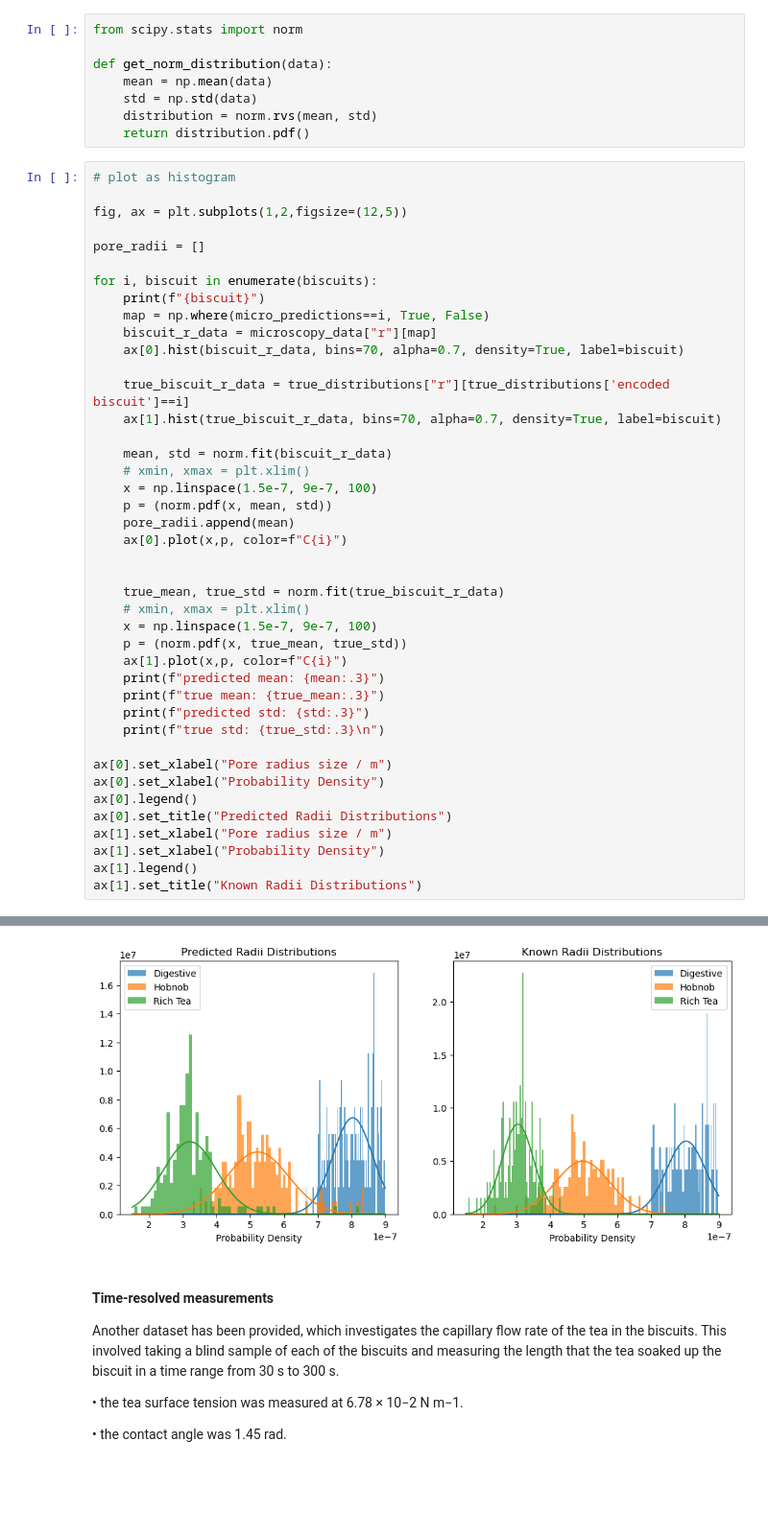
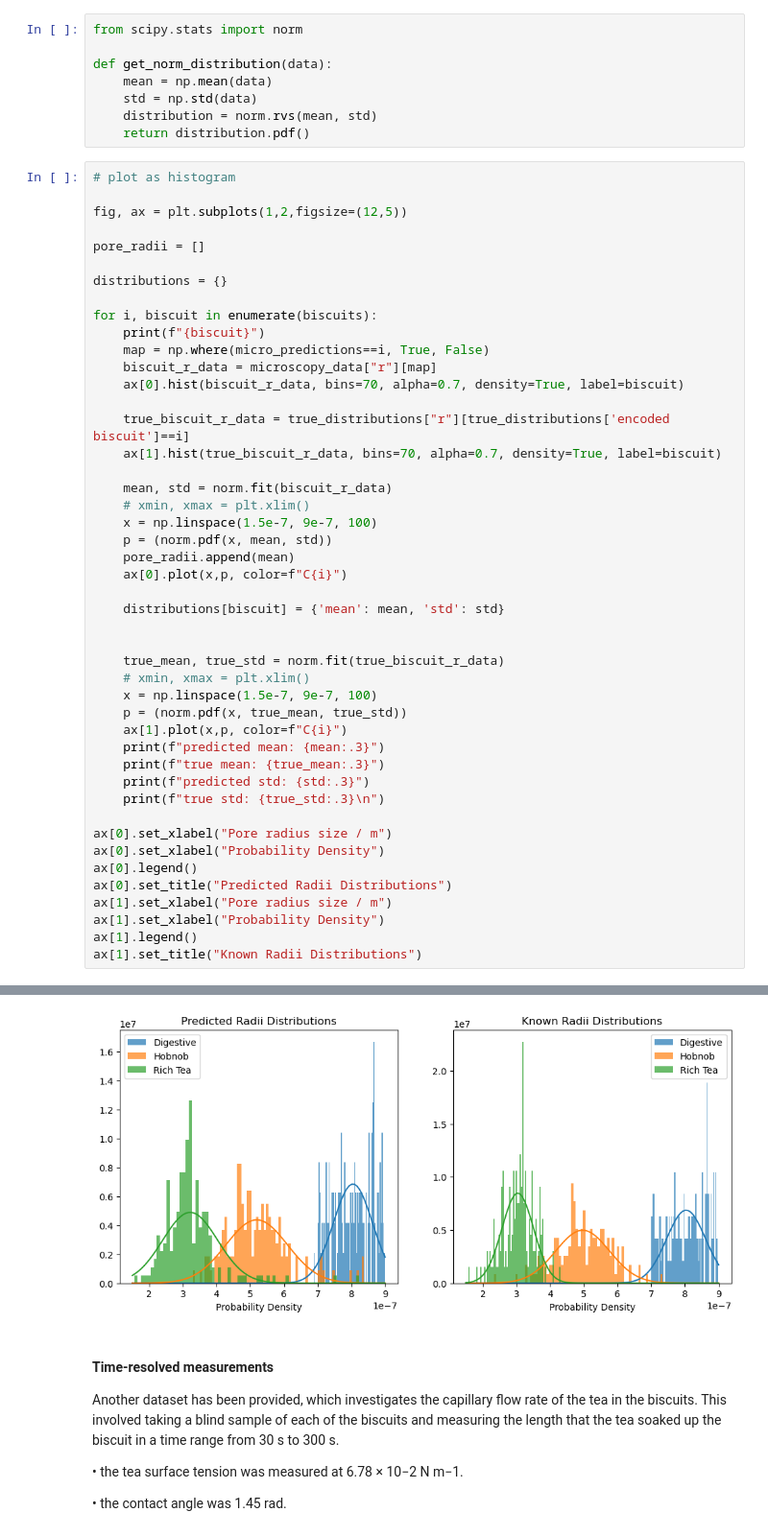
Before and after one commit to M4ffff/ML_biscuit_analysis, a Jupyter notebook: initial.ipynb, the cells around one changed output, grey strips where cells are left out. Shown at 96% size. Saved outputs shown, nothing was run; the diff lists cells and outputs as text; blank space fills up the shorter version.

```diff
--- a/initial.ipynb
+++ b/initial.ipynb
@@ -421,6 +406,8 @@ def get_norm_distribution(data):
 fig, ax = plt.subplots(1,2,figsize=(12,5))
 
 pore_radii = []
+
+distributions = {}
 
 for i, biscuit in enumerate(biscuits):
     print(f"{biscuit}")
@@ -437,6 +424,8 @@ for i, biscuit in enumerate(biscuits):
     p = (norm.pdf(x, mean, std))
     pore_radii.append(mean)
     ax[0].plot(x,p, color=f"C{i}")
+
+    distributions[biscuit] = {'mean': mean, 'std': std}
 
 
     true_mean, true_std = norm.fit(true_biscuit_r_data)
@@ -477,6 +466,6 @@ predicted std: 7.89e-08
 true std: 4.7e-08
 Text(0.5, 1.0, 'Known Radii Distributions')
-[figure, old version]
+[figure, new version]
 # %% [markdown]
 #### Time-resolved measurements
 Another dataset has been provided, which investigates the capillary flow rate of the tea in the
```
Also changed, not shown: parts of 58 cells of this notebook.
